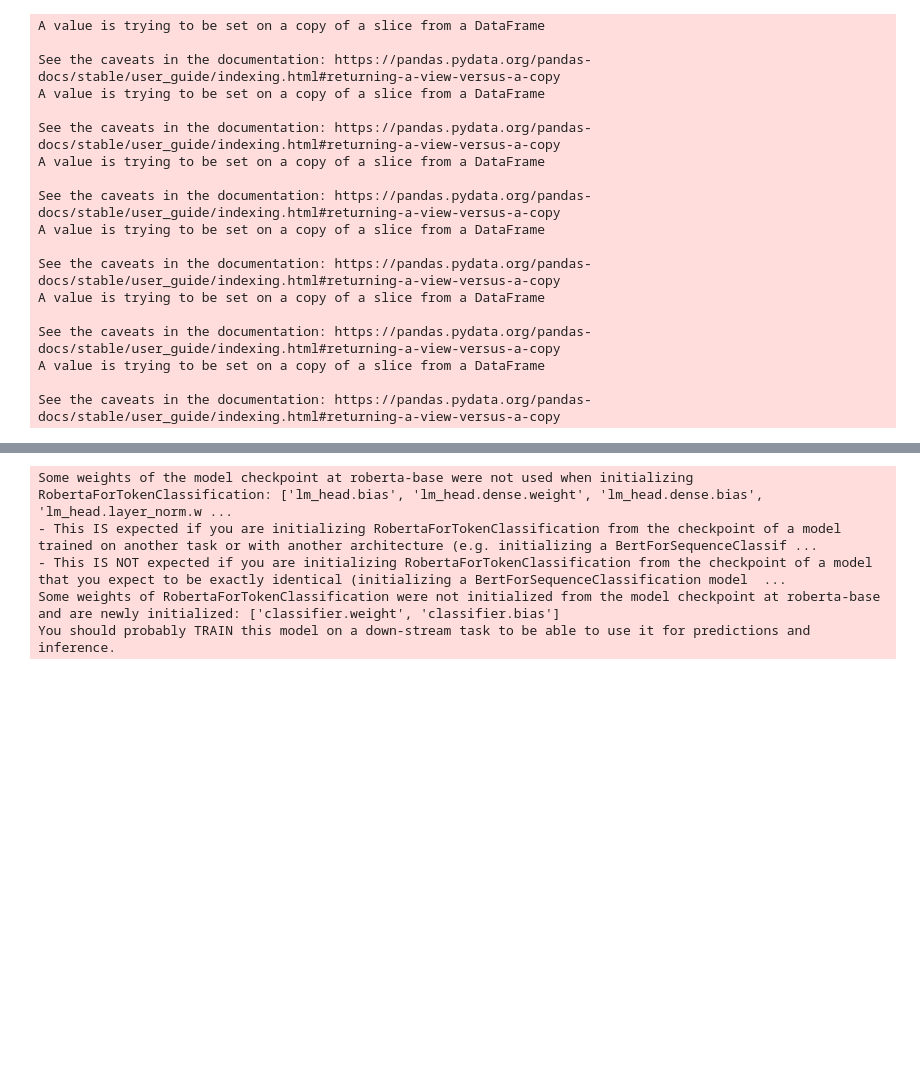
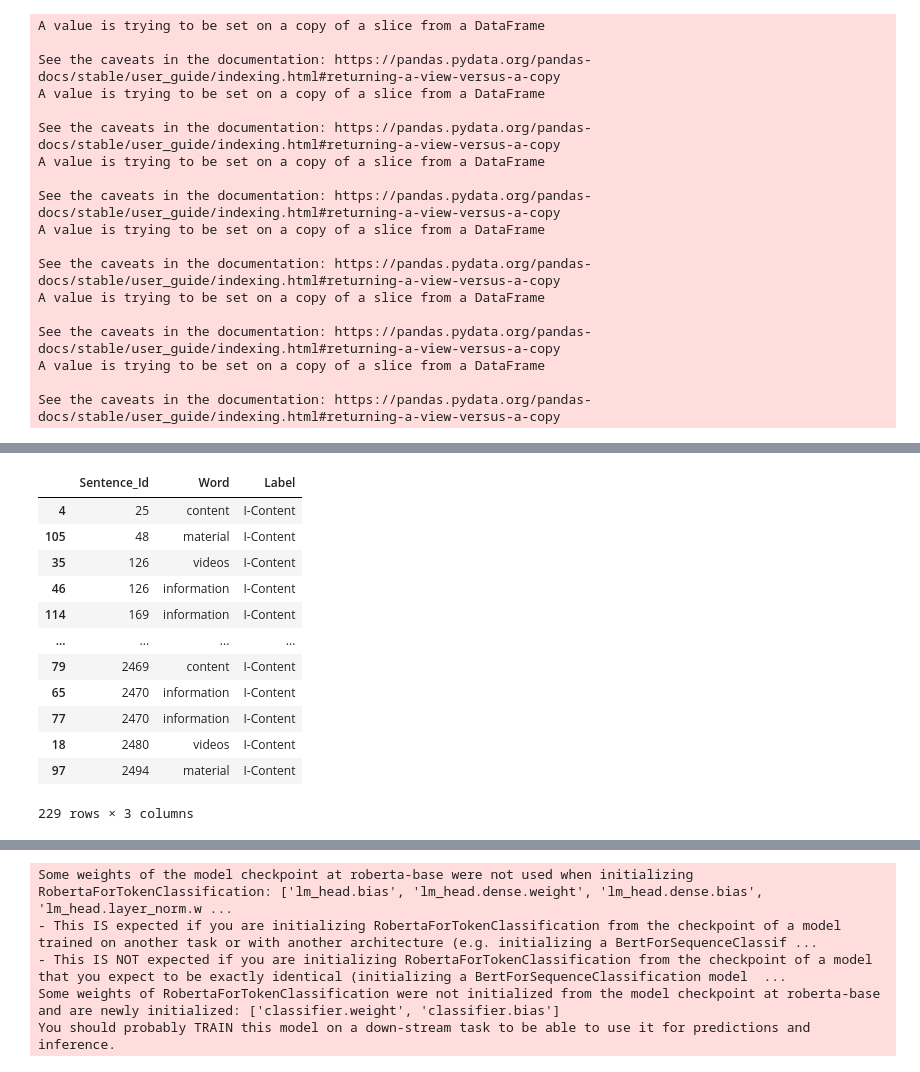
Before and after one commit to Uha661/Transformer_NER661, a Jupyter notebook: SimpleTransformer.ipynb, the cells around one changed output, grey strips where cells are left out. Cells and saved outputs as stored; diff of their text form; code cells hidden in the pictures; blank space fills up the shorter version.

```diff
--- a/SimpleTransformer.ipynb
+++ b/SimpleTransformer.ipynb
@@ -101,0 +149,16 @@ See the caveats in the documentation: https://pandas.pydata.org/pandas-docs/stab
+# %%
+Data[Data['Label']=='I-Content']
+# %% [output]
+|  | Sentence_Id | Word | Label |
+| 4 | 25 | content | I-Content |
+| 105 | 48 | material | I-Content |
+| 35 | 126 | videos | I-Content |
+| 46 | 126 | information | I-Content |
+| 114 | 169 | information | I-Content |
+| ... | ... | ... | ... |
+| 79 | 2469 | content | I-Content |
+| 65 | 2470 | information | I-Content |
+| 77 | 2470 | information | I-Content |
+| 18 | 2480 | videos | I-Content |
+| 97 | 2494 | material | I-Content |
+229 rows × 3 columns
```
Also changed, not shown: parts of 10 cells of this notebook.
